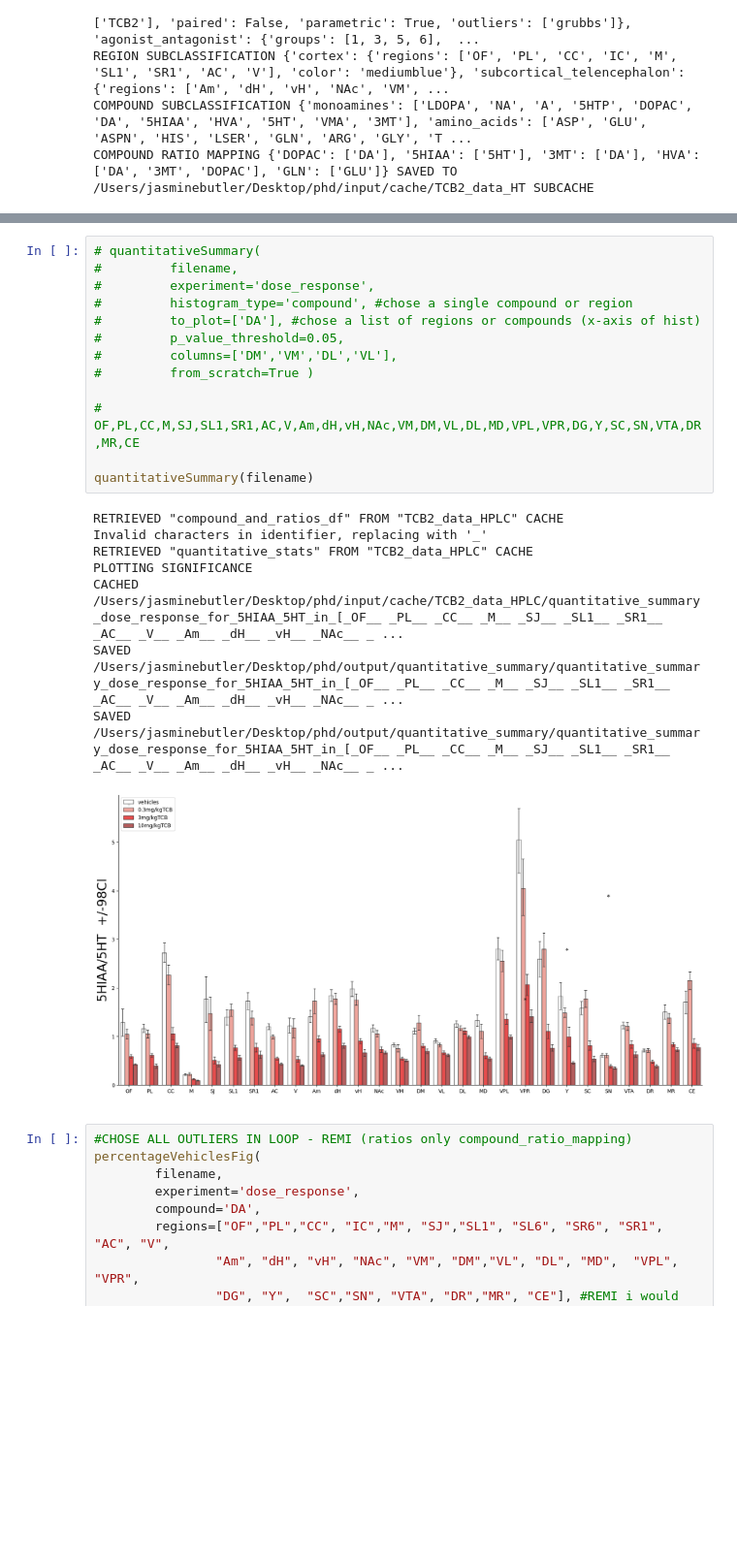
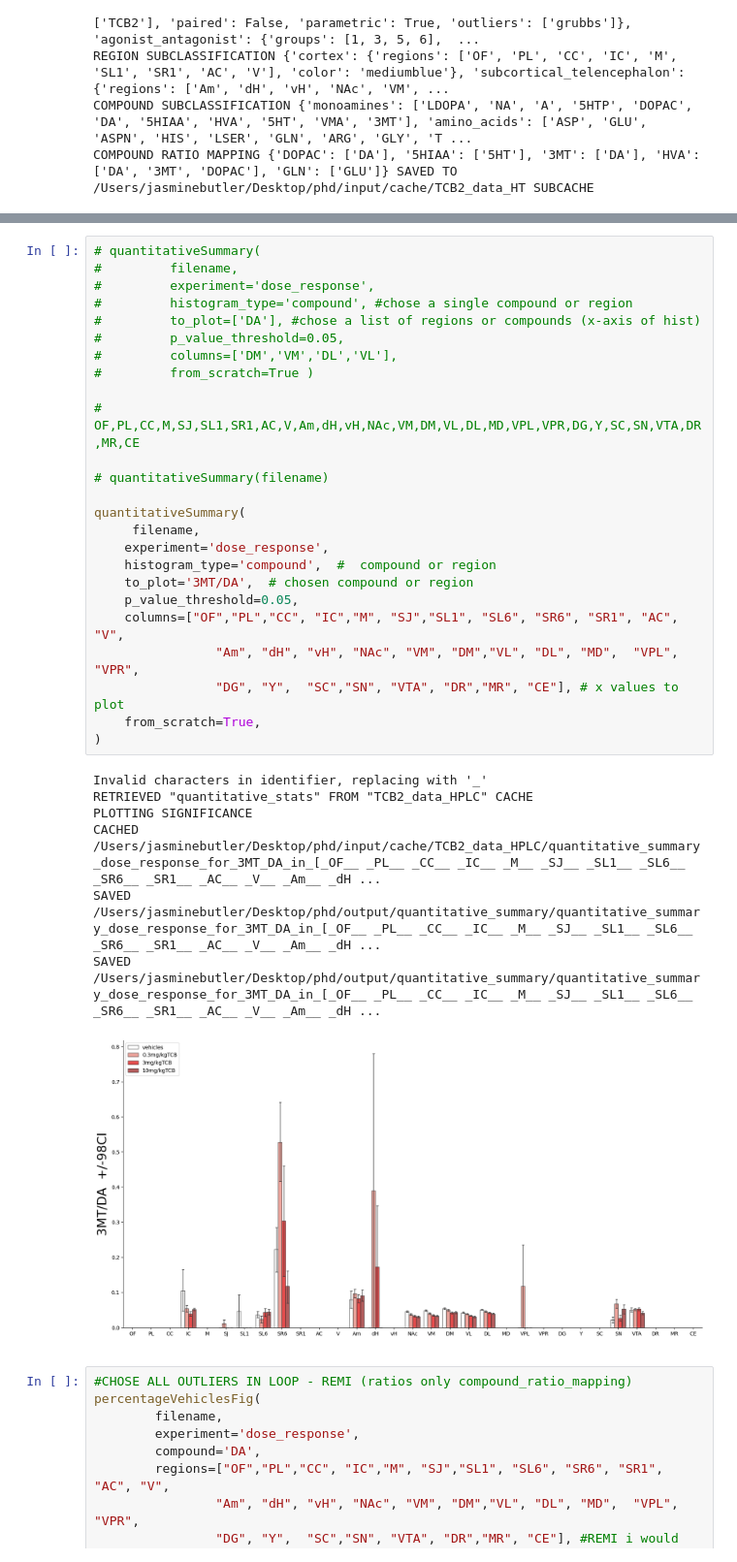
Before and after one commit to remicorne/phd, a Jupyter notebook: RUN.ipynb, the cells around one changed output, grey strips where cells are left out. Shown at 97% size. Drawn from its saved outputs; the diff is of its cells as text; blank space fills up the shorter version.

```diff
--- a/RUN.ipynb
+++ b/RUN.ipynb
@@ -137,25 +132,36 @@ RETRIEVED "quantitative_stats" FROM "TCB2_data_HPLC" CACHE
 # %%
 # quantitativeSummary(
 #         filename,
 #         experiment='dose_response',
 #         histogram_type='compound', #chose a single compound or region
 #         to_plot=['DA'], #chose a list of regions or compounds (x-axis of hist)
 #         p_value_threshold=0.05,
 #         columns=['DM','VM','DL','VL'],
 #         from_scratch=True )
 
 # OF,PL,CC,M,SJ,SL1,SR1,AC,V,Am,dH,vH,NAc,VM,DM,VL,DL,MD,VPL,VPR,DG,Y,SC,SN,VTA,DR,MR,CE
 
-quantitativeSummary(filename)
+# quantitativeSummary(filename)
+
+quantitativeSummary(
+     filename,
+    experiment='dose_response',
+    histogram_type='compound',  #  compound or region
+    to_plot='3MT/DA',  # chosen compound or region
+    p_value_threshold=0.05,
+    columns=["OF","PL","CC", "IC","M", "SJ","SL1", "SL6", "SR6", "SR1", "AC", "V",
+                "Am", "dH", "vH", "NAc", "VM", "DM","VL", "DL", "MD",  "VPL",  "VPR",
+                "DG", "Y",  "SC","SN", "VTA", "DR","MR", "CE"], # x values to plot
+    from_scratch=True,
+)
 # %% [output]
-RETRIEVED "compound_and_ratios_df" FROM "TCB2_data_HPLC" CACHE
 Invalid characters in identifier, replacing with '_'
 RETRIEVED "quantitative_stats" FROM "TCB2_data_HPLC" CACHE
 PLOTTING SIGNIFICANCE
-CACHED /Users/jasminebutler/Desktop/phd/input/cache/TCB2_data_HPLC/quantitative_summary_dose_response_for_5HIAA_5HT_in_[_OF__ _PL__ _CC__ _M__ _SJ__ _SL1__ _SR1__ _AC__ _V__ _Am__ _dH__ _vH__ _NAc__ _ ...
-SAVED /Users/jasminebutler/Desktop/phd/output/quantitative_summary/quantitative_summary_dose_response_for_5HIAA_5HT_in_[_OF__ _PL__ _CC__ _M__ _SJ__ _SL1__ _SR1__ _AC__ _V__ _Am__ _dH__ _vH__ _NAc__ _ ...
-SAVED /Users/jasminebutler/Desktop/phd/output/quantitative_summary/quantitative_summary_dose_response_for_5HIAA_5HT_in_[_OF__ _PL__ _CC__ _M__ _SJ__ _SL1__ _SR1__ _AC__ _V__ _Am__ _dH__ _vH__ _NAc__ _ ...
+CACHED /Users/jasminebutler/Desktop/phd/input/cache/TCB2_data_HPLC/quantitative_summary_dose_response_for_3MT_DA_in_[_OF__ _PL__ _CC__ _IC__ _M__ _SJ__ _SL1__ _SL6__ _SR6__ _SR1__ _AC__ _V__ _Am__ _dH ...
+SAVED /Users/jasminebutler/Desktop/phd/output/quantitative_summary/quantitative_summary_dose_response_for_3MT_DA_in_[_OF__ _PL__ _CC__ _IC__ _M__ _SJ__ _SL1__ _SL6__ _SR6__ _SR1__ _AC__ _V__ _Am__ _dH ...
+SAVED /Users/jasminebutler/Desktop/phd/output/quantitative_summary/quantitative_summary_dose_response_for_3MT_DA_in_[_OF__ _PL__ _CC__ _IC__ _M__ _SJ__ _SL1__ _SL6__ _SR6__ _SR1__ _AC__ _V__ _Am__ _dH ...
-[figure, old version]
+[figure, new version]
 # %%
 #CHOSE ALL OUTLIERS IN LOOP - REMI (ratios only compound_ratio_mapping)
 percentageVehiclesFig(
```
Also changed, not shown: parts of 3 cells of this notebook, 1 other file.
